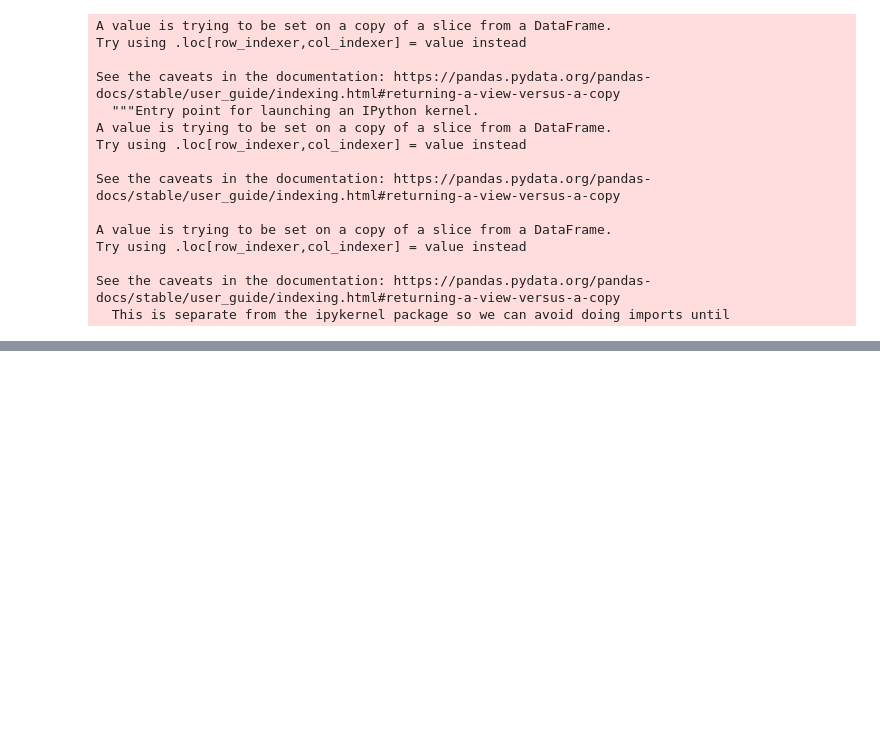
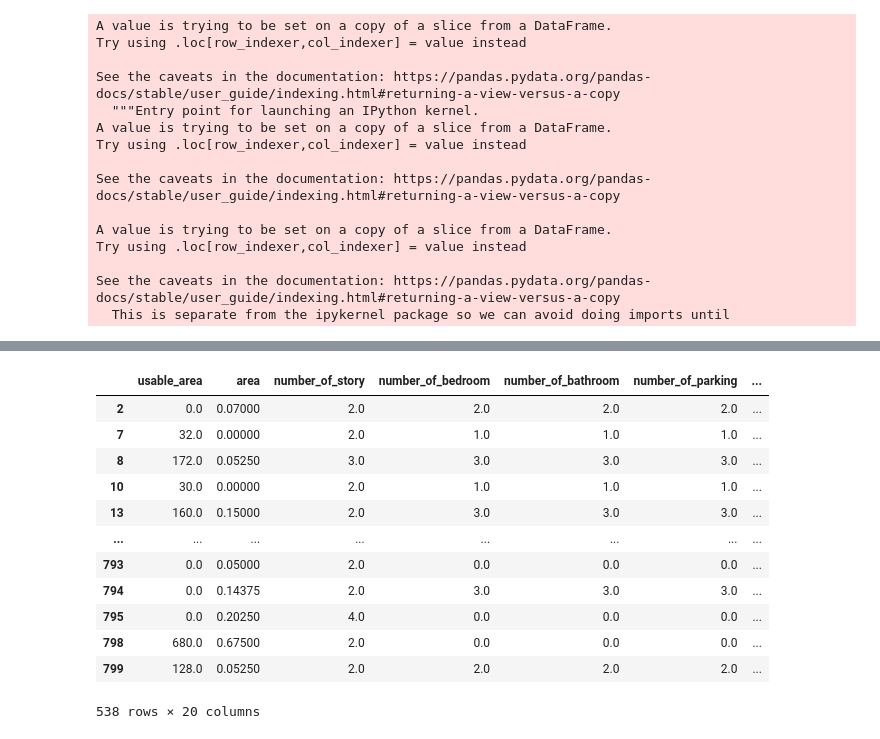
Before and after one commit to ikarosgn/DMDP, a Jupyter notebook: final.ipynb, the cells around one changed output, grey strips where cells are left out. Saved outputs shown, nothing was run; the diff lists cells and outputs as text; code cells hidden in the pictures; blank space fills up the shorter version.

```diff
--- a/final.ipynb
+++ b/final.ipynb
@@ -751,0 +946,17 @@ Length: 2725, dtype: float64
+# %%
+Finaldata5  = Finaldata4 .dropna()
+Finaldata5
+# %% [output]
+|  | usable_area | area | number_of_story | number_of_bedroom | number_of_bathroom | number_of_parking | ... |
+| 2 | 0.0 | 0.07000 | 2.0 | 2.0 | 2.0 | 2.0 | ... |
+| 7 | 32.0 | 0.00000 | 2.0 | 1.0 | 1.0 | 1.0 | ... |
+| 8 | 172.0 | 0.05250 | 3.0 | 3.0 | 3.0 | 3.0 | ... |
+| 10 | 30.0 | 0.00000 | 2.0 | 1.0 | 1.0 | 1.0 | ... |
+| 13 | 160.0 | 0.15000 | 2.0 | 3.0 | 3.0 | 3.0 | ... |
+| ... | ... | ... | ... | ... | ... | ... | ... |
+| 793 | 0.0 | 0.05000 | 2.0 | 0.0 | 0.0 | 0.0 | ... |
+| 794 | 0.0 | 0.14375 | 2.0 | 3.0 | 3.0 | 3.0 | ... |
+| 795 | 0.0 | 0.20250 | 4.0 | 0.0 | 0.0 | 0.0 | ... |
+| 798 | 680.0 | 0.67500 | 2.0 | 0.0 | 0.0 | 0.0 | ... |
+| 799 | 128.0 | 0.05250 | 2.0 | 2.0 | 2.0 | 2.0 | ... |
+538 rows × 20 columns
```
Also changed, not shown: parts of 51 cells of this notebook.
